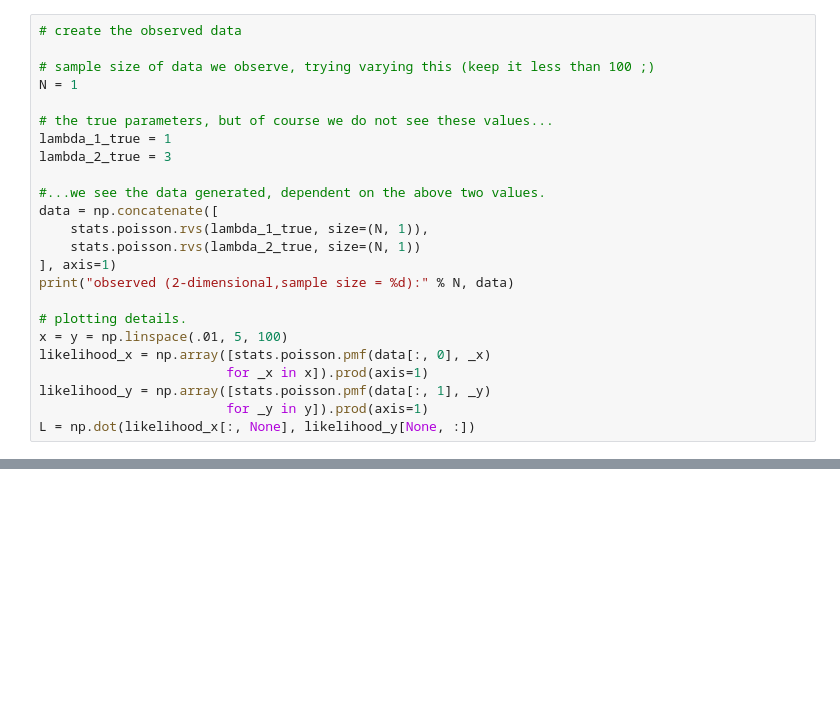
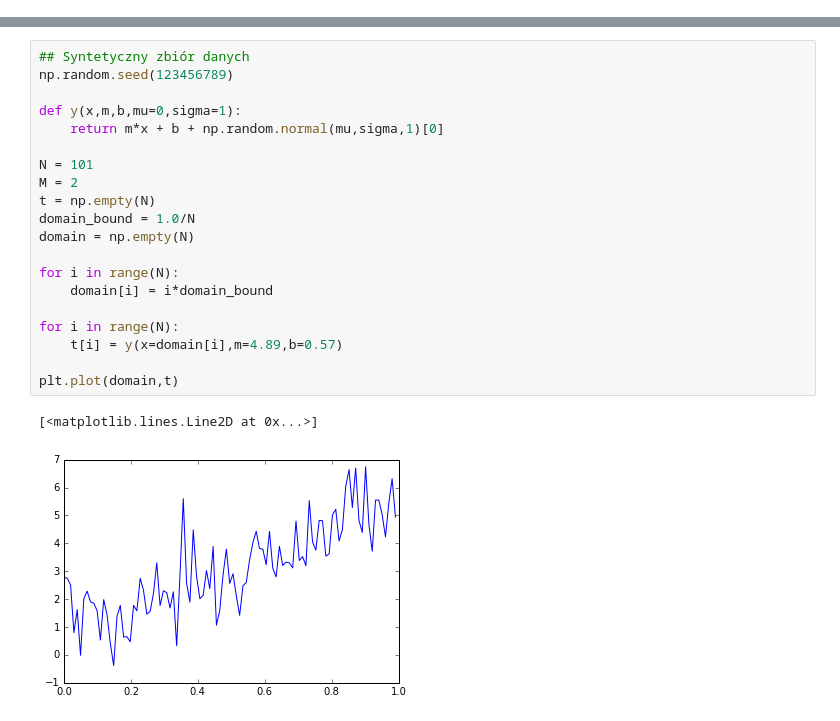
Before and after one commit to gmum/ml2017, a Jupyter notebook: L3a.ipynb, the cells around one changed output, grey strips where cells are left out. Cells and saved outputs as stored; diff of their text form; blank space fills up the shorter version.

```diff
--- a/L3a.ipynb
+++ b/L3a.ipynb
@@ -55,24 +24,0 @@ plt.title("Uniform prior landscape; alternate view");
-# %%
-# create the observed data
-
-# sample size of data we observe, trying varying this (keep it less than 100 ;)
-N = 1
-
-# the true parameters, but of course we do not see these values...
-lambda_1_true = 1
-lambda_2_true = 3
-
-#...we see the data generated, dependent on the above two values.
-data = np.concatenate([
-    stats.poisson.rvs(lambda_1_true, size=(N, 1)),
-    stats.poisson.rvs(lambda_2_true, size=(N, 1))
-], axis=1)
-print("observed (2-dimensional,sample size = %d):" % N, data)
-
-# plotting details.
-x = y = np.linspace(.01, 5, 100)
-likelihood_x = np.array([stats.poisson.pmf(data[:, 0], _x)
-                        for _x in x]).prod(axis=1)
-likelihood_y = np.array([stats.poisson.pmf(data[:, 1], _y)
-                        for _y in y]).prod(axis=1)
-L = np.dot(likelihood_x[:, None], likelihood_y[None, :])
@@ -105,0 +60,23 @@ plt.ylim(0, 5)
+# %%
+## Syntetyczny zbiór danych
+np.random.seed(123456789)
+
+def y(x,m,b,mu=0,sigma=1):
+    return m*x + b + np.random.normal(mu,sigma,1)[0]
+
+N = 101
+M = 2
+t = np.empty(N)
+domain_bound = 1.0/N
+domain = np.empty(N)
+
+for i in range(N):
+    domain[i] = i*domain_bound
+
+for i in range(N):
+    t[i] = y(x=domain[i],m=4.89,b=0.57)
+
+plt.plot(domain,t)
+# %% [output]
+[<matplotlib.lines.Line2D at 0x...>]
+[figure, added]
```
Also changed, not shown: parts of 16 cells of this notebook, 1 other file.
